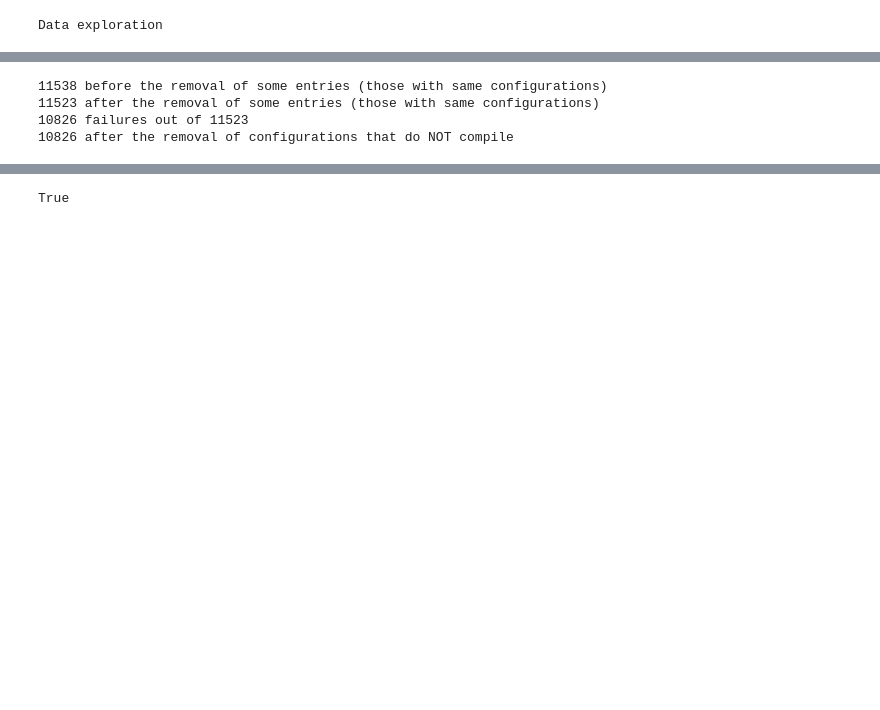
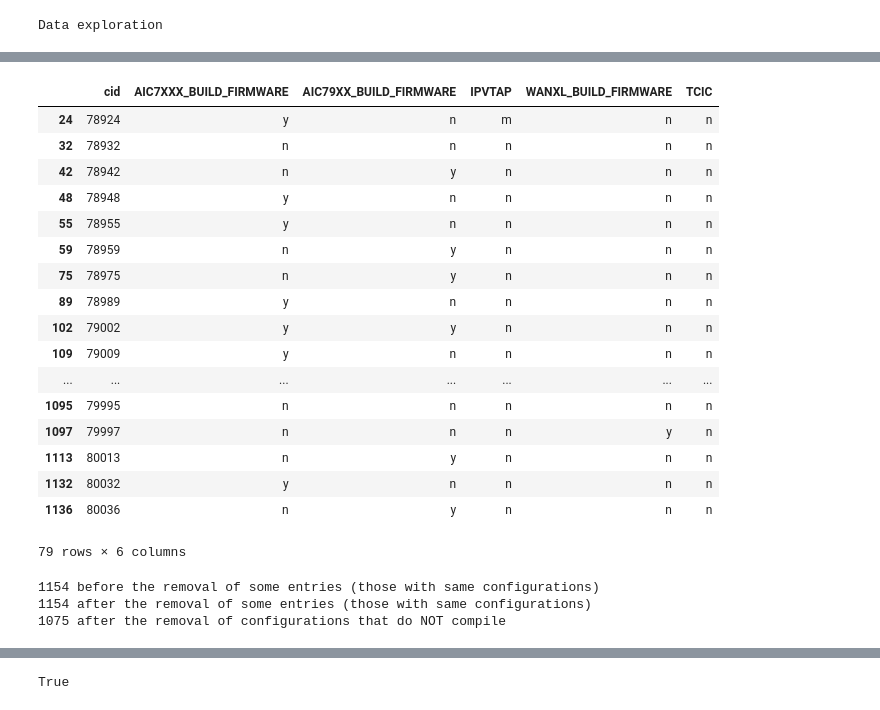
Before and after one commit to garandria/ProjetIrma, a Jupyter notebook: csv_kernels/TUXML-basic.ipynb, the cells around one changed output, grey strips where cells are left out. Cells and saved outputs as stored; diff of their text form; code cells hidden in the pictures; blank space fills up the shorter version.

```diff
--- a/csv_kernels/TUXML-basic.ipynb
+++ b/csv_kernels/TUXML-basic.ipynb
@@ -264,0 +299,21 @@ if (LEARN_COMPILATION_SUCCESS):
+# %%
+rawtuxdata.query("vmlinux == -1")[['cid', 'AIC7XXX_BUILD_FIRMWARE', 'AIC79XX_BUILD_FIRMWARE', 'IPVTAP', 'WANXL_BUILD_FIRMWARE', 'TCIC']]
+# %% [output]
+|  | cid | AIC7XXX_BUILD_FIRMWARE | AIC79XX_BUILD_FIRMWARE | IPVTAP | WANXL_BUILD_FIRMWARE | TCIC |
+| 24 | 78924 | y | n | m | n | n |
+| 32 | 78932 | n | n | n | n | n |
+| 42 | 78942 | n | y | n | n | n |
+| 48 | 78948 | y | n | n | n | n |
+| 55 | 78955 | y | n | n | n | n |
+| 59 | 78959 | n | y | n | n | n |
+| 75 | 78975 | n | y | n | n | n |
+| 89 | 78989 | y | n | n | n | n |
+| 102 | 79002 | y | y | n | n | n |
+| 109 | 79009 | y | n | n | n | n |
+| ... | ... | ... | ... | ... | ... | ... |
+| 1095 | 79995 | n | n | n | n | n |
+| 1097 | 79997 | n | n | n | y | n |
+| 1113 | 80013 | n | y | n | n | n |
+| 1132 | 80032 | y | n | n | n | n |
+| 1136 | 80036 | n | y | n | n | n |
+79 rows × 6 columns
@@ -270,18 +329,17 @@ rawtuxdata.drop_duplicates(subset=rawtuxdata.columns.difference(size_methods).di
 print(str(len(rawtuxdata)) + " after the removal of some entries (those with same configurations)")
 
 #n_failures = len(tuxdata[~np.isnan(tuxdata['vmlinux'])])
-n_failures = len(rawtuxdata.query("vmlinux != -1")) #len(tuxdata[np.isnan(tuxdata['vmlinux'])])
-print(str(n_failures) + " failures out of " + str(len(rawtuxdata)))
+#n_failures = len(rawtuxdata.query("vmlinux != -1")) #len(tuxdata[np.isnan(tuxdata['vmlinux'])])
+#print(str(n_failures) + " non-failures out of " + str(len(rawtuxdata)))
 
 #tuxdata = tuxdata[~np.isnan(tuxdata['vmlinux'])]
 #rawtuxdata = rawtuxdata[rawtuxdata['vmlinux'] != -1] #tuxdata[~np.isnan(tuxdata['vmlinux'])]
 rawtuxdata.query("vmlinux != -1", inplace=True)
 print(str(len(rawtuxdata)) + " after the removal of configurations that do NOT compile")
 # %% [output]
-11538 before the removal of some entries (those with same configurations)
-11523 after the removal of some entries (those with same configurations)
-10826 failures out of 11523
-10826 after the removal of configurations that do NOT compile
+1154 before the removal of some entries (those with same configurations)
+1154 after the removal of some entries (those with same configurations)
+1075 after the removal of configurations that do NOT compile
 # %%
 print("some configurations have X86_32 (coz we have tested/tried some options and there are in the database)", rawtuxdata['X86_64'].describe())
 # we only keep X86_64 configurations
```
Also changed, not shown: parts of 21 cells of this notebook, 1 other file.
